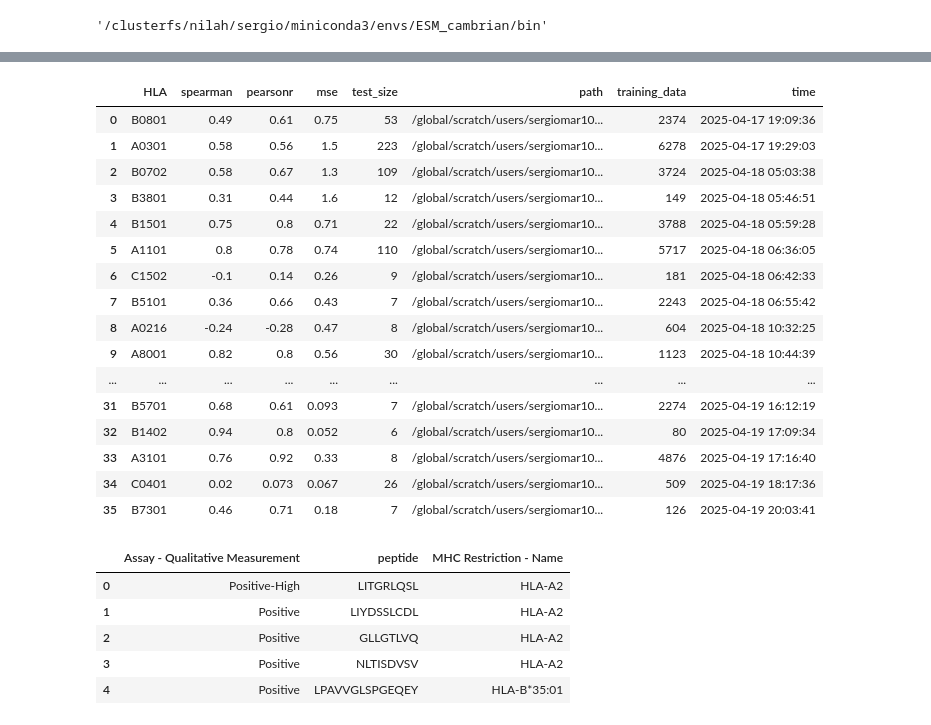
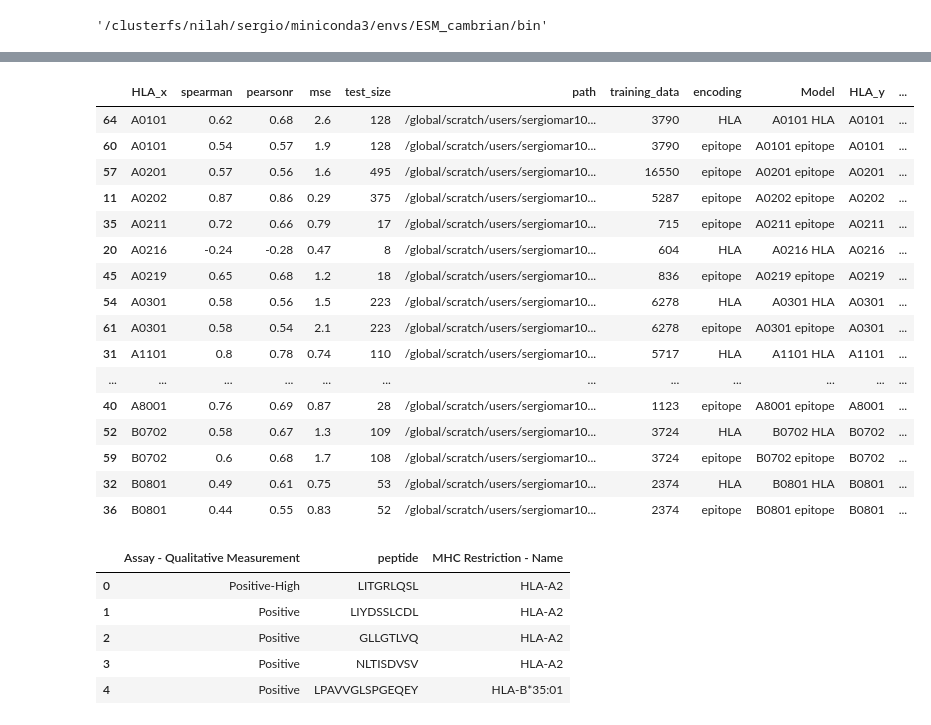
Before and after one commit to sermare/ESMCBA, a Jupyter notebook: jupyter_notebooks/binding_affinity/BA_hs.ipynb, the cells around one changed output, grey strips where cells are left out. Drawn from its saved outputs; the diff is of its cells as text; code cells hidden in the pictures.

```diff
--- a/jupyter_notebooks/binding_affinity/BA_hs.ipynb
+++ b/jupyter_notebooks/binding_affinity/BA_hs.ipynb
@@ -12,6 +24,9 @@ evaluations_dt = evaluations_dt.sort_values(by=['spearman','mse'], ascending = [
+# %%
+evaluations_dt = pd.concat([evaluations_dt, evaluations_dt2], axis=0)
+evaluations_dt = evaluations_dt.reset_index(drop=True)
 # %%
 # Copy the DataFrame
-df_corr = evaluations_dt[evaluations_dt['time'].str.contains('2025-04-1')][evaluations_dt[evaluations_dt['time'].str.contains('2025-04-1')]['time'].str.contains('2025-04-1')].copy()
+df_corr = evaluations_dt.copy()
 
 # Convert 'encoding' to binary (e.g., epitope=0, HLA=1)
 df_corr['Losses_binary'] = df_corr['Losses'].map({'MSE': 0, 'Hubber': 1})
@@ -37,15 +52,14 @@ from scipy.stats import pointbiserialr
 r, p = pointbiserialr(df_corr['encoding_binary'], df_corr['spearman'])
 print(f"Encoding vs Spearman correlation: {r:.3f} (p = {p:.3g})")
 
-evaluations_dt[evaluations_dt['time'].str.contains('2025-04-1')]['lr_transformer'] = evaluations_dt[evaluations_dt['time'].str.contains('2025-04-1')]['lr_transformer'].astype(float)
+evaluations_dt['lr_transformer'] = evaluations_dt['lr_transformer'].astype(float)
 
-sns.catplot(data=evaluations_dt[evaluations_dt['time'].str.contains('2025-04-1')], x='lr_transformer', y='spearman', hue='Losses', kind='box')
-sns.catplot(data=evaluations_dt[evaluations_dt['time'].str.contains('2025-04-1')], x='lr_transformer', y='spearman', hue='encoding', kind='box')
+# sns.catplot(data=evaluations_dt, x='lr_transformer', y='spearman', hue='Losses', kind='box')
+sns.catplot(data=evaluations_dt, x='lr_transformer', y='spearman', hue='encoding', kind='box')
 
-sns.catplot(data=evaluations_dt[evaluations_dt['time'].str.contains('2025-04-1')], x='lr_regression', y='spearman', hue='Losses', kind='box')
-sns.catplot(data=evaluations_dt[evaluations_dt['time'].str.contains('2025-04-1')], x='lr_regression', y='spearman', hue='encoding', kind='box')
+# sns.catplot(data=evaluations_dt, x='lr_regression', y='spearman', hue='Losses', kind='box')
+sns.catplot(data=evaluations_dt, x='lr_regression', y='spearman', hue='encoding', kind='box')
 
-
-sns.catplot(data=evaluations_dt[evaluations_dt['time'].str.contains('2025-04-1')], x='trained_blocks', y='spearman', hue='Losses', kind='box')
-sns.catplot(data=evaluations_dt[evaluations_dt['time'].str.contains('2025-04-1')], x='trained_blocks', y='spearman', hue='encoding', kind='box')
+# sns.catplot(data=evaluations_dt, x='trained_blocks', y='spearman', hue='Losses', kind='box')
+sns.catplot(data=evaluations_dt, x='trained_blocks', y='spearman', hue='encoding', kind='box')
 # %% [output]
@@ -70,4 +76,5 @@ array(['epitope'], dtype=object)
 # %%
-evaluations_dt_sorted =  evaluations_dt[(evaluations_dt['time'].str.contains('2025-04-1'))].sort_values(by='mse', ascending = True)
-evaluations_dt_sorted['HLA'] = evaluations_dt_sorted['HLA'].str.replace('HLA','')
-evaluations_dt_sorted[evaluations_dt_sorted['HLA'] == 'A1101']
+evaluations_dt_sorted =  evaluations_dt.sort_values(by='mse', ascending = True)
+evaluations_dt_sorted['Model'] = evaluations_dt_sorted['HLA'] + ' ' + evaluations_dt_sorted['encoding']
+evaluations_dt_sorted = evaluations_dt_sorted.drop_duplicates('Model')
+# evaluations_dt_sorted #.sort_values(by='spearman', ascending = False)
@@ -88,19 +87,13 @@ evaluations_dt_sorted[evaluations_dt_sorted['HLA'] == 'A1101']
 # %%
-evaluations_dt_sorted =  evaluations_dt[(evaluations_dt['time'].str.contains('2025-04-1'))].sort_values(by='mse', ascending = True)
-evaluations_dt_sorted['HLA'] = evaluations_dt_sorted['HLA'].str.replace('HLA','')
-evaluations_dt_sorted['Model'] = evaluations_dt_sorted['HLA'] + ' ' + evaluations_dt_sorted['encoding']
-evaluations_dt_sorted = evaluations_dt_sorted.drop_duplicates('Model')
-# evaluations_dt_sorted #.sort_values(by='spearman', ascending = False)
-
 results = []
 test_datasets_list = []
 
 # Get unique HLA alleles
-alleles = evaluations_dt_sorted['HLA'].unique()
+alleles = evaluations_dt_sorted['Model'].unique()
 
 for allele in alleles:
     # Load training data for the current allele
-    formatted_HLA = allele.replace('*', '').replace(':', '')  # e.g., HLAB0801
+    formatted_HLA = allele.split(' ')[0]# .replace('*', '').replace(':', '').
     train_fasta = f"/global/scratch/users/sergiomar10/data/IEDB_SQL/IEDB_HLA{formatted_HLA}_final.csv"
     epitope_data = pd.read_csv(train_fasta, header=None)
     epitope_data.columns = ['sequence', 'ref_ID', 'submissionID', 'Epitope_ID', 'protein_origin',
@@ -111,7 +104,7 @@ for allele in alleles:
     epitope_data = epitope_data[epitope_data["Year_submission"] < 2019]
 
     # Load test data for the current allele
-    test_path = evaluations_dt_sorted[evaluations_dt_sorted['HLA'] == allele]['path'].values[0]
+    test_path = evaluations_dt_sorted[evaluations_dt_sorted['Model'] == allele]['path'].values[0]
     test_dataset = pd.read_csv(test_path)
 
     # Remove training sequences from the test data
@@ -138,13 +131,15 @@ for allele in alleles:
         mse_str = f"{mse_val:.2g}"
 
         results.append({
-            "HLA": allele,
+            "HLA": formatted_HLA,
             "spearman": spearman_str,
             "pearsonr": pearson_str,
             "mse": mse_str,
             "test_size": len(test_dataset),
             "path": test_path,
             "training_data": len(epitope_data),
+            "encoding": evaluations_dt_sorted[evaluations_dt_sorted['Model'] == allele]['encoding'].values[0],
+            "Model": allele,
         })
 else:
     print(f"All test datasets were empty for HLA {allele}. Skipping this allele.")
@@ -166,23 +161,23 @@ All test datasets were empty for HLA A2402. Skipping this allele.
 # %%
-pd.merge(left=metrics_df, right=evaluations_dt_sorted[['HLA','time']], on='HLA', how='left').sort_values(by='time').reset_index(drop=True)
+pd.merge(left=metrics_df, right=evaluations_dt_sorted[['HLA','time','Model']], on='Model', how='left').reset_index(drop=True).sort_values(by=['HLA_x','Model'], ascending=True).head(30)
 # %% [output]
-|  | HLA | spearman | pearsonr | mse | test_size | path | training_data | time |
-| 0 | B0801 | 0.49 | 0.61 | 0.75 | 53 | /global/scratch/users/sergiomar10... | 2374 | 2025-04-17 19:09:36 |
-| 1 | A0301 | 0.58 | 0.56 | 1.5 | 223 | /global/scratch/users/sergiomar10... | 6278 | 2025-04-17 19:29:03 |
-| 2 | B0702 | 0.58 | 0.67 | 1.3 | 109 | /global/scratch/users/sergiomar10... | 3724 | 2025-04-18 05:03:38 |
-| 3 | B3801 | 0.31 | 0.44 | 1.6 | 12 | /global/scratch/users/sergiomar10... | 149 | 2025-04-18 05:46:51 |
-| 4 | B1501 | 0.75 | 0.8 | 0.71 | 22 | /global/scratch/users/sergiomar10... | 3788 | 2025-04-18 05:59:28 |
-| 5 | A1101 | 0.8 | 0.78 | 0.74 | 110 | /global/scratch/users/sergiomar10... | 5717 | 2025-04-18 06:36:05 |
-| 6 | C1502 | -0.1 | 0.14 | 0.26 | 9 | /global/scratch/users/sergiomar10... | 181 | 2025-04-18 06:42:33 |
-| 7 | B5101 | 0.36 | 0.66 | 0.43 | 7 | /global/scratch/users/sergiomar10... | 2243 | 2025-04-18 06:55:42 |
-| 8 | A0216 | -0.24 | -0.28 | 0.47 | 8 | /global/scratch/users/sergiomar10... | 604 | 2025-04-18 10:32:25 |
-| 9 | A8001 | 0.82 | 0.8 | 0.56 | 30 | /global/scratch/users/sergiomar10... | 1123 | 2025-04-18 10:44:39 |
-| ... | ... | ... | ... | ... | ... | ... | ... | ... |
-| 31 | B5701 | 0.68 | 0.61 | 0.093 | 7 | /global/scratch/users/sergiomar10... | 2274 | 2025-04-19 16:12:19 |
-| 32 | B1402 | 0.94 | 0.8 | 0.052 | 6 | /global/scratch/users/sergiomar10... | 80 | 2025-04-19 17:09:34 |
-| 33 | A3101 | 0.76 | 0.92 | 0.33 | 8 | /global/scratch/users/sergiomar10... | 4876 | 2025-04-19 17:16:40 |
-| 34 | C0401 | 0.02 | 0.073 | 0.067 | 26 | /global/scratch/users/sergiomar10... | 509 | 2025-04-19 18:17:36 |
-| 35 | B7301 | 0.46 | 0.71 | 0.18 | 7 | /global/scratch/users/sergiomar10... | 126 | 2025-04-19 20:03:41 |
+|  | HLA_x | spearman | pearsonr | mse | test_size | path | training_data | encoding | Model | HLA_y | ... |
+| 64 | A0101 | 0.62 | 0.68 | 2.6 | 128 | /global/scratch/users/sergiomar10... | 3790 | HLA | A0101 HLA | A0101 | ... |
+| 60 | A0101 | 0.54 | 0.57 | 1.9 | 128 | /global/scratch/users/sergiomar10... | 3790 | epitope | A0101 epitope | A0101 | ... |
+| 57 | A0201 | 0.57 | 0.56 | 1.6 | 495 | /global/scratch/users/sergiomar10... | 16550 | epitope | A0201 epitope | A0201 | ... |
+| 11 | A0202 | 0.87 | 0.86 | 0.29 | 375 | /global/scratch/users/sergiomar10... | 5287 | epitope | A0202 epitope | A0202 | ... |
+| 35 | A0211 | 0.72 | 0.66 | 0.79 | 17 | /global/scratch/users/sergiomar10... | 715 | epitope | A0211 epitope | A0211 | ... |
+| 20 | A0216 | -0.24 | -0.28 | 0.47 | 8 | /global/scratch/users/sergiomar10... | 604 | HLA | A0216 HLA | A0216 | ... |
+| 45 | A0219 | 0.65 | 0.68 | 1.2 | 18 | /global/scratch/users/sergiomar10... | 836 | epitope | A0219 epitope | A0219 | ... |
+| 54 | A0301 | 0.58 | 0.56 | 1.5 | 223 | /global/scratch/users/sergiomar10... | 6278 | HLA | A0301 HLA | A0301 | ... |
+| 61 | A0301 | 0.58 | 0.54 | 2.1 | 223 | /global/scratch/users/sergiomar10... | 6278 | epitope | A0301 epitope | A0301 | ... |
+| 31 | A1101 | 0.8 | 0.78 | 0.74 | 110 | /global/scratch/users/sergiomar10... | 5717 | HLA | A1101 HLA | A1101 | ... |
+| ... | ... | ... | ... | ... | ... | ... | ... | ... | ... | ... | ... |
+| 40 | A8001 | 0.76 | 0.69 | 0.87 | 28 | /global/scratch/users/sergiomar10... | 1123 | epitope | A8001 epitope | A8001 | ... |
+| 52 | B0702 | 0.58 | 0.67 | 1.3 | 109 | /global/scratch/users/sergiomar10... | 3724 | HLA | B0702 HLA | B0702 | ... |
+| 59 | B0702 | 0.6 | 0.68 | 1.7 | 108 | /global/scratch/users/sergiomar10... | 3724 | epitope | B0702 epitope | B0702 | ... |
+| 32 | B0801 | 0.49 | 0.61 | 0.75 | 53 | /global/scratch/users/sergiomar10... | 2374 | HLA | B0801 HLA | B0801 | ... |
+| 36 | B0801 | 0.44 | 0.55 | 0.83 | 52 | /global/scratch/users/sergiomar10... | 2374 | epitope | B0801 epitope | B0801 | ... |
 # %%
 hla_sequences = []
 
```
Also changed, not shown: parts of 9 cells of this notebook, 4 other files.
